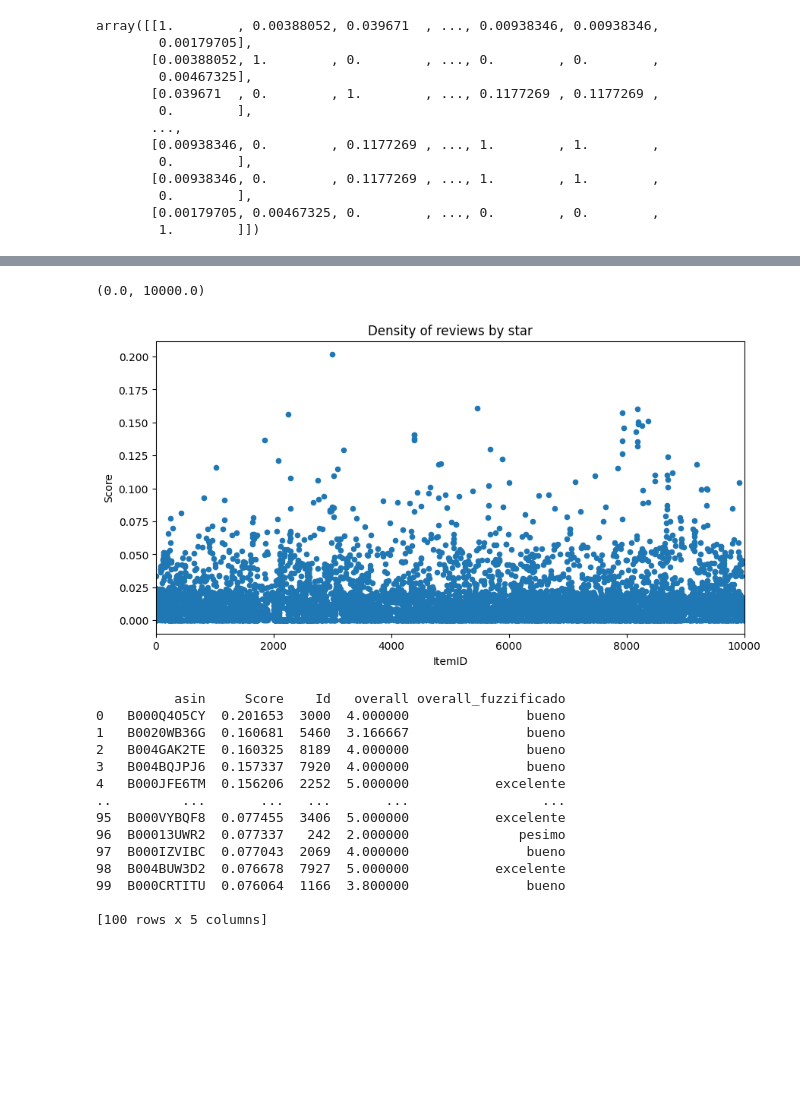
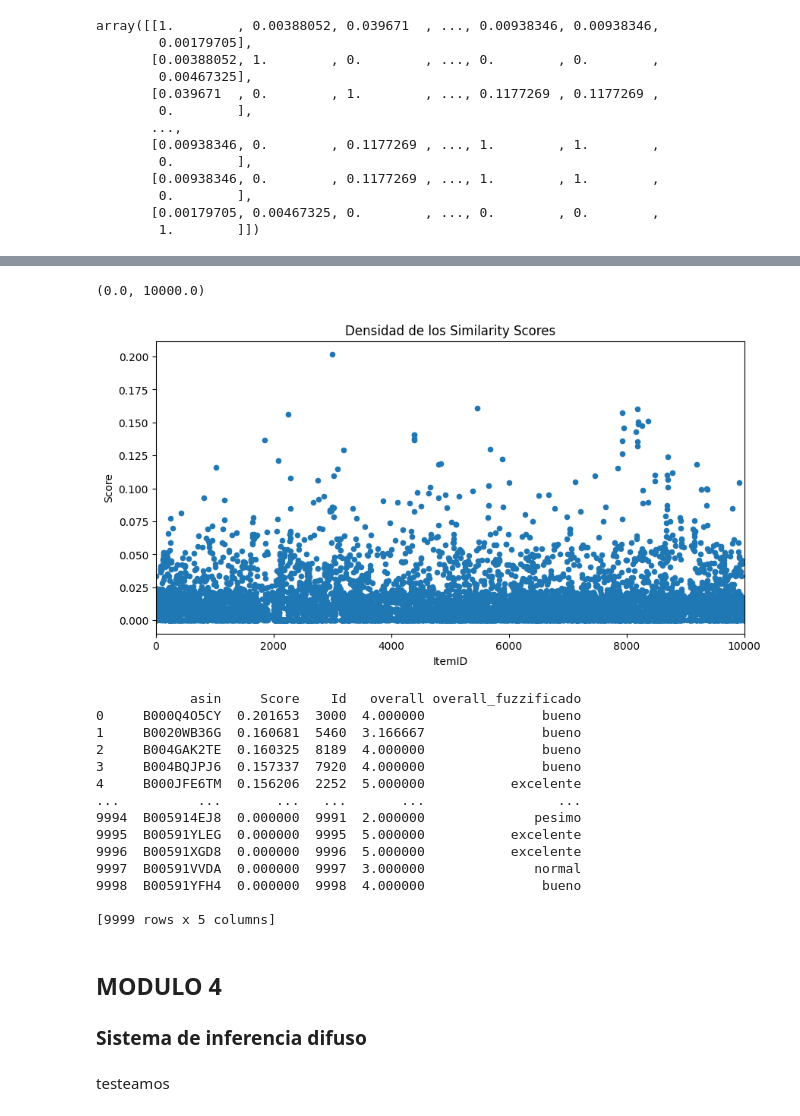
Before and after one commit to EmilioGinzo/fuzzy-recommendation-system-, a Jupyter notebook: analisis.ipynb, the cells around one changed output, grey strips where cells are left out. Drawn from its saved outputs; the diff is of its cells as text; code cells hidden in the pictures; blank space fills up the shorter version.

```diff
--- a/analisis.ipynb
+++ b/analisis.ipynb
@@ -55,11 +60,3 @@ creamos una nueva columnas que contiene la informacion que necesitamos para enco
-# %%
-columns_to_combine = ['title', 'brand', 'summary', 'description', 'expliota']
-existing_columns = [col for col in columns_to_combine if col in df_meta.columns]
-
-if existing_columns:
-    # Al menos una de las columnas en 'existing_columns' existe en el df_metaFrame 'df_meta'.
-    # Puedes combinar las columnas existentes y crear la nueva columna 'combined_text'.
-    df_meta['combined_text'] = df_meta[existing_columns].apply(lambda row: ' '.join(str(val) for val in row), axis=1)
 # %%
 ax = df['overall'].value_counts().sort_index().plot(kind='bar', title="Count of reviews by star",figsize=(10, 5))
 ax.set_xlabel("Star")
@@ -160,2 +120,4 @@ from sklearn.metrics.pairwise import cosine_similarity
+# %%
+CANTIDAD = 10000
 # %%
-df_meta_cortado = df_meta.head(10000)
+df_meta_cortado = df_meta.head(CANTIDAD)
@@ -161,0 +126,8 @@ df_meta_cortado = df_meta.head(10000)
+# %%
+columns_to_combine = ['title', 'brand', 'summary', 'description', 'expliota']
+existing_columns = [col for col in columns_to_combine if col in df_meta_cortado.columns]
+
+if existing_columns:
+    # Al menos una de las columnas en 'existing_columns' existe en el df_meta_cortadoFrame 'df_meta_cortado'.
+    # Puedes combinar las columnas existentes y crear la nueva columna 'combined_text'.
+    df_meta_cortado['combined_text'] = df_meta_cortado[existing_columns].apply(lambda row: ' '.join(str(val) for val in row), axis=1)
@@ -249,17 +233,17 @@ for i in range(2):
 # %%
 scores_df = pd.DataFrame(similaridad_score, columns=['ItemID', 'Score'])
-ax = scores_df.plot.scatter(x='ItemID', y='Score', title="Density of reviews by star", figsize=(10, 5))
+ax = scores_df.plot.scatter(x='ItemID', y='Score', title="Densidad de los Similarity Scores", figsize=(10, 5))
 ax.set_xlim(0, 10000)
 # %% [output]
 (0.0, 10000.0)
-[figure, old version]
+[figure, new version]
 # %%
-top_100_score = [similaridad_score[i][1] for i in range(100)]
-top_100_item_id = [similaridad_score[i][0] for i in range(100)]
-top_100_asin = asins[:100]
+top_score = [similaridad_score[i][1] for i in range(CANTIDAD - 1)]
+top_item_id = [similaridad_score[i][0] for i in range(CANTIDAD - 1)]
+top_asin = asins[:CANTIDAD]
 
 # Crear una lista de tuplas que contenga el ASIN, el score y el overall en el mismo orden
-data = list(zip(top_100_asin, top_100_score, top_100_item_id))
+data = list(zip(top_asin, top_score, top_item_id))
 
 # Crear un DataFrame a partir de los datos combinados
 df_result = pd.DataFrame(data, columns=['asin', 'Score', 'Id'])
@@ -274,18 +258,21 @@ final_result['overall_fuzzificado'] = final_result['overall'].apply(
 # Imprimir el resultado final
 print(final_result)
 # %% [output]
-          asin     Score    Id   overall overall_fuzzificado
-0   B000Q4O5CY  0.201653  3000  4.000000               bueno
-1   B0020WB36G  0.160681  5460  3.166667               bueno
-2   B004GAK2TE  0.160325  8189  4.000000               bueno
-3   B004BQJPJ6  0.157337  7920  4.000000               bueno
-4   B000JFE6TM  0.156206  2252  5.000000           excelente
-..         ...       ...   ...       ...                 ...
-95  B000VYBQF8  0.077455  3406  5.000000           excelente
-96  B00013UWR2  0.077337   242  2.000000              pesimo
-97  B000IZVIBC  0.077043  2069  4.000000               bueno
-98  B004BUW3D2  0.076678  7927  5.000000           excelente
-99  B000CRTITU  0.076064  1166  3.800000               bueno
+            asin     Score    Id   overall overall_fuzzificado
+0     B000Q4O5CY  0.201653  3000  4.000000               bueno
+1     B0020WB36G  0.160681  5460  3.166667               bueno
+2     B004GAK2TE  0.160325  8189  4.000000               bueno
+3     B004BQJPJ6  0.157337  7920  4.000000               bueno
+4     B000JFE6TM  0.156206  2252  5.000000           excelente
+...          ...       ...   ...       ...                 ...
+9994  B005914EJ8  0.000000  9991  2.000000              pesimo
+9995  B00591YLEG  0.000000  9995  5.000000           excelente
+9996  B00591XGD8  0.000000  9996  5.000000           excelente
+9997  B00591VVDA  0.000000  9997  3.000000              normal
+9998  B00591YFH4  0.000000  9998  4.000000               bueno
 
-[100 rows x 5 columns]
+[9999 rows x 5 columns]
+# %% [markdown]
+## MODULO 4
+### Sistema de inferencia difuso
 # %%
@@ -318,6 +313,8 @@ rule6 = ctrl.Rule(overall['normal'] & similaridad['poco_similar'], recomendacion
 # Sistema de control y simulación
 sistema_control = ctrl.ControlSystem([rule1, rule2, rule3, rule4, rule5, rule6])
 sistema_simulacion = ctrl.ControlSystemSimulation(sistema_control)
+# %% [markdown]
+testeamos
 # %%
 # Pasar entradas al sistema
 sistema_simulacion.input['overall'] = 4  # Ejemplo de calificación
```
Also changed, not shown: parts of 41 cells of this notebook.
